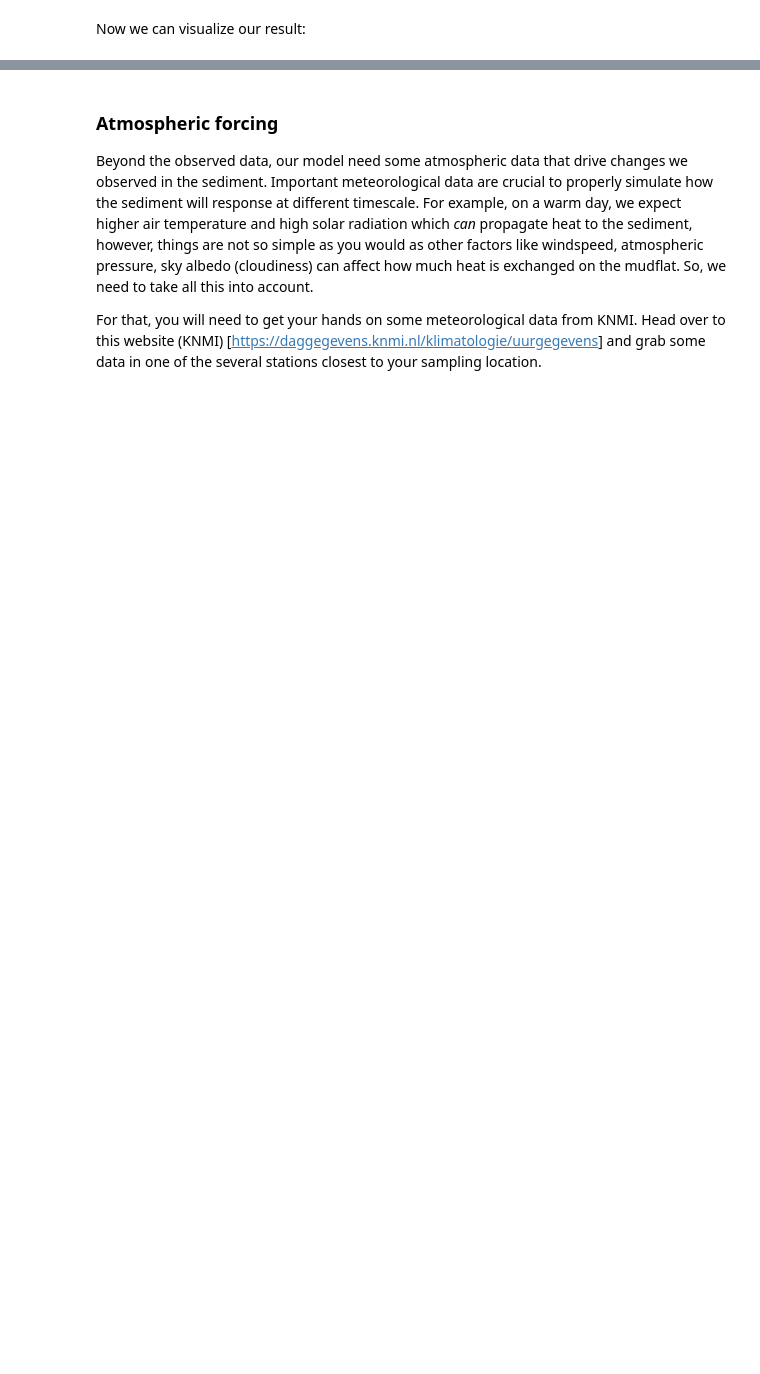
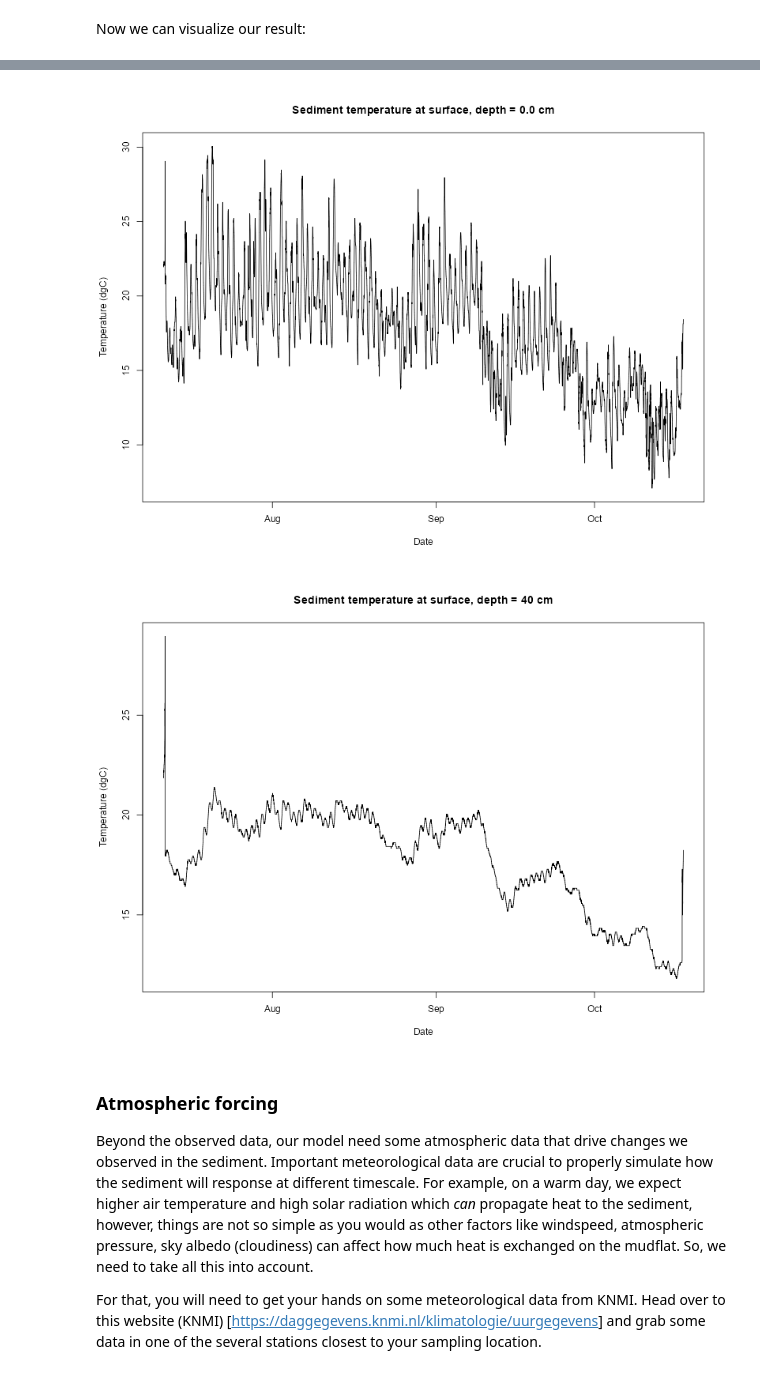
Before and after one commit to LTER-LIFE/vl-tempsed-wadden-sea, a Jupyter notebook: Modelling_MaMa.ipynb, the cells around one changed output, grey strips where cells are left out. Saved outputs shown, nothing was run; the diff lists cells and outputs as text; code cells hidden in the pictures; blank space fills up the shorter version.

Commit message:
Added the final notebook for student demo

```diff
--- a/Modelling_MaMa.ipynb
+++ b/Modelling_MaMa.ipynb
@@ -109,12 +132,30 @@ Speaking of observed data, we can first take a look at the task at hand. What ki
 # %%
-data_22026091 <- read.csv("~/../../OneDrive - NIOZ/Desktop/Digital_twin/Student-Thesis/MaMa course/MaMa_course_demo_data/2024_LoggerOutput/2024_LoggerOutput/22026091.csv", skip = 1)
+## Surface
+data_21923817 <- read.csv("datasets/21923817.csv", skip = 1)
+
+data_21923817 <- data_21923817[, 2:3]
+names(data_21923817) <- c("date", "temperature")
+data_21923817$date <- as.POSIXct(data_21923817$date, format = "%m/%d/%Y %I:%M:%S %p", tz = "GMT")
+head(data_21923817)
+
+with(data_21923817, plot(date, temperature, type = "l",
+    main = "Sediment temperature at surface, depth = 0.0 cm",
+    ylab = "Temperature (dgC)", xlab = "Date"))
+
+## Deep
+data_22026091 <- read.csv("datasets/22026091.csv", skip = 1)
 
 data_22026091 <- data_22026091[, 2:3]
 names(data_22026091) <- c("date", "temperature")
 data_22026091$date <- as.POSIXct(data_22026091$date, format = "%m/%d/%Y %I:%M:%S %p", tz = "GMT")
 head(data_22026091)
 
-with(data_22026091, plot(date, temperature, type = "l", ylab = "Temperature (dgC)", xlab = "Date"))
+with(data_22026091, plot(date, temperature, type = "l",
+    main = "Sediment temperature at surface, depth = 40 cm",
+    ylab = "Temperature (dgC)", xlab = "Date"))
+# %% [output]
+[figure, added]
+[figure, added]
 # %% [markdown]
 ### Atmospheric forcing
 
```
Also changed, not shown: parts of 43 cells of this notebook.
